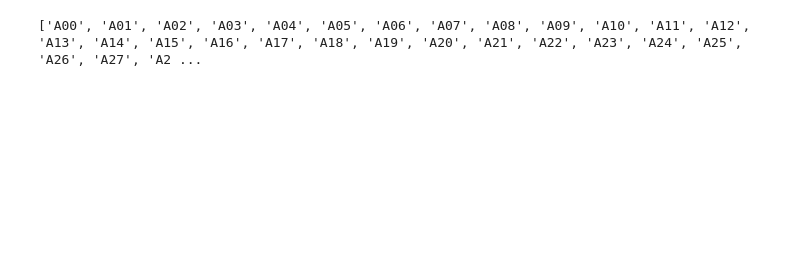
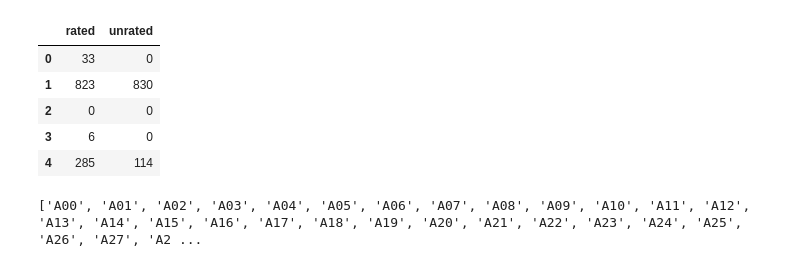
Before and after one commit to Bmcgarry194/ChessStyle, a Jupyter notebook: mongodb.ipynb, the cells around one changed output. Saved outputs shown, nothing was run; the diff lists cells and outputs as text; code cells hidden in the pictures; blank space fills up the shorter version.

```diff
--- a/mongodb.ipynb
+++ b/mongodb.ipynb
@@ -432,5 +419,14 @@ def make_X_and_y(df):
 
     return (X, y)
+# %%
+df[['rated', 'unrated']].head()
+# %% [output]
+|  | rated | unrated |
+| 0 | 33 | 0 |
+| 1 | 823 | 830 |
+| 2 | 0 | 0 |
+| 3 | 6 | 0 |
+| 4 | 285 | 114 |
 # %%
 df.drop(labels=['standard', 'daily', 'blitz', 'lightning'],axis=1, inplace=True)
 # %%
```
Also changed, not shown: parts of 17 cells of this notebook.
